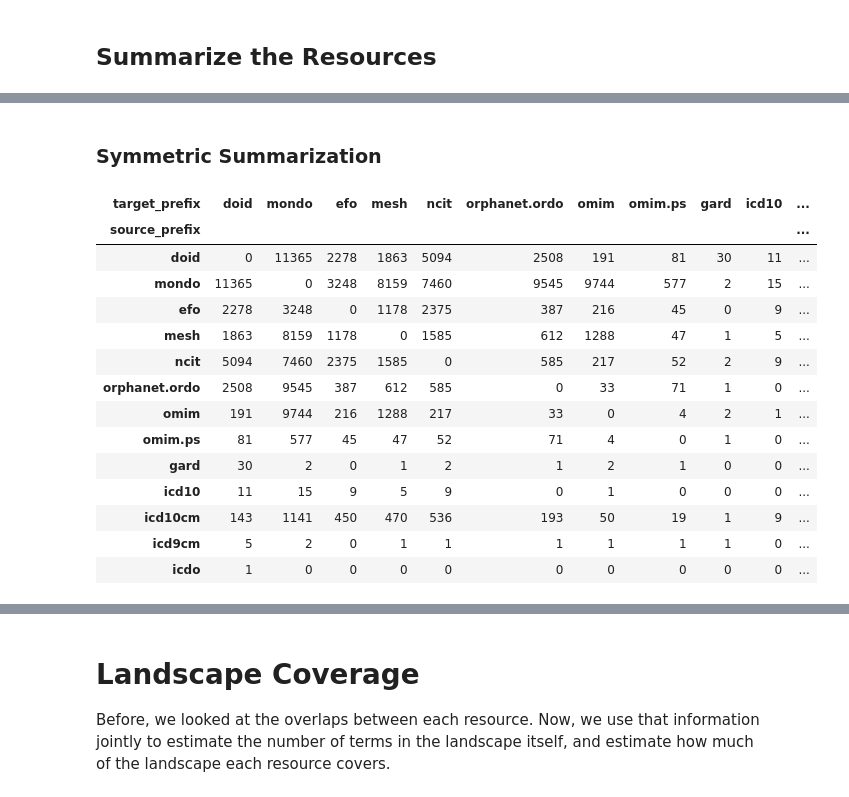
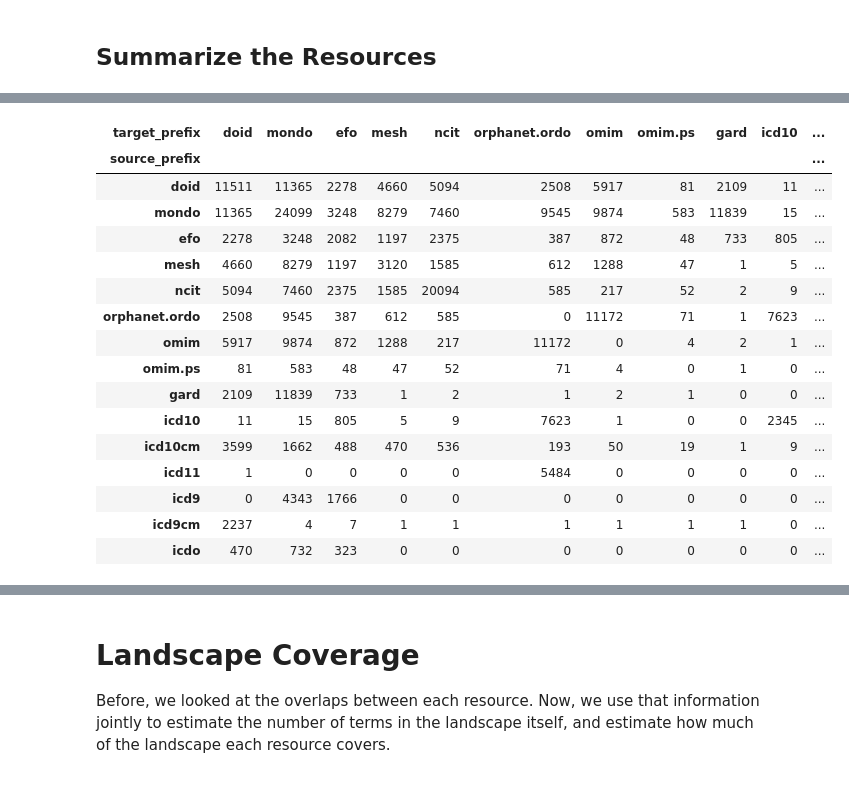
Before and after one commit to biopragmatics/semra, a Jupyter notebook: scripts/Disease Landscape Comparison.ipynb, the cells around one changed output, grey strips where cells are left out. Cells and saved outputs as stored; diff of their text form; code cells hidden in the pictures.

```diff
--- a/scripts/Disease Landscape Comparison.ipynb
+++ b/scripts/Disease Landscape Comparison.ipynb
@@ -153,33 +98,21 @@ SVG(draw_counter(asymmetric, count_format=".1%"))
-# %% [markdown]
-### Symmetric Summarization
-# %%
-symmetric_counts = {}
-for l, r in directed:
-    left = directed[l, r]
-    if left_terms := terms.get(l, []):
-        left.intersection_update(left_terms)
-    right = directed[r, l]
-    if right_terms := terms.get(r, []):
-        right.intersection_update(right_terms)
-    symmetric_counts[l, r] = max(len(left), len(right))
-
-symmetric_counts_df = counter_to_df(symmetric_counts, priority=CONFIGURATION.priority, default=0).fillna(0).astype(int)
-symmetric_counts_df.to_csv("counts.tsv", sep='\t', index=True)
-symmetric_counts_df
-# %% [output]
-| target_prefix | doid | mondo | efo | mesh | ncit | orphanet.ordo | omim | omim.ps | gard | icd10 | ... |
-| source_prefix |  |  |  |  |  |  |  |  |  |  | ... |
-| doid | 0 | 11365 | 2278 | 1863 | 5094 | 2508 | 191 | 81 | 30 | 11 | ... |
-| mondo | 11365 | 0 | 3248 | 8159 | 7460 | 9545 | 9744 | 577 | 2 | 15 | ... |
-| efo | 2278 | 3248 | 0 | 1178 | 2375 | 387 | 216 | 45 | 0 | 9 | ... |
-| mesh | 1863 | 8159 | 1178 | 0 | 1585 | 612 | 1288 | 47 | 1 | 5 | ... |
-| ncit | 5094 | 7460 | 2375 | 1585 | 0 | 585 | 217 | 52 | 2 | 9 | ... |
-| orphanet.ordo | 2508 | 9545 | 387 | 612 | 585 | 0 | 33 | 71 | 1 | 0 | ... |
-| omim | 191 | 9744 | 216 | 1288 | 217 | 33 | 0 | 4 | 2 | 1 | ... |
-| omim.ps | 81 | 577 | 45 | 47 | 52 | 71 | 4 | 0 | 1 | 0 | ... |
-| gard | 30 | 2 | 0 | 1 | 2 | 1 | 2 | 1 | 0 | 0 | ... |
-| icd10 | 11 | 15 | 9 | 5 | 9 | 0 | 1 | 0 | 0 | 0 | ... |
-| icd10cm | 143 | 1141 | 450 | 470 | 536 | 193 | 50 | 19 | 1 | 9 | ... |
-| icd9cm | 5 | 2 | 0 | 1 | 1 | 1 | 1 | 1 | 1 | 0 | ... |
-| icdo | 1 | 0 | 0 | 0 | 0 | 0 | 0 | 0 | 0 | 0 | ... |
+# %%
+overlap_results.counts_df
+# %% [output]
+| target_prefix | doid | mondo | efo | mesh | ncit | orphanet.ordo | omim | omim.ps | gard | icd10 | ... |
+| source_prefix |  |  |  |  |  |  |  |  |  |  | ... |
+| doid | 11511 | 11365 | 2278 | 4660 | 5094 | 2508 | 5917 | 81 | 2109 | 11 | ... |
+| mondo | 11365 | 24099 | 3248 | 8279 | 7460 | 9545 | 9874 | 583 | 11839 | 15 | ... |
+| efo | 2278 | 3248 | 2082 | 1197 | 2375 | 387 | 872 | 48 | 733 | 805 | ... |
+| mesh | 4660 | 8279 | 1197 | 3120 | 1585 | 612 | 1288 | 47 | 1 | 5 | ... |
+| ncit | 5094 | 7460 | 2375 | 1585 | 20094 | 585 | 217 | 52 | 2 | 9 | ... |
+| orphanet.ordo | 2508 | 9545 | 387 | 612 | 585 | 0 | 11172 | 71 | 1 | 7623 | ... |
+| omim | 5917 | 9874 | 872 | 1288 | 217 | 11172 | 0 | 4 | 2 | 1 | ... |
+| omim.ps | 81 | 583 | 48 | 47 | 52 | 71 | 4 | 0 | 1 | 0 | ... |
+| gard | 2109 | 11839 | 733 | 1 | 2 | 1 | 2 | 1 | 0 | 0 | ... |
+| icd10 | 11 | 15 | 805 | 5 | 9 | 7623 | 1 | 0 | 0 | 2345 | ... |
+| icd10cm | 3599 | 1662 | 488 | 470 | 536 | 193 | 50 | 19 | 1 | 9 | ... |
+| icd11 | 1 | 0 | 0 | 0 | 0 | 5484 | 0 | 0 | 0 | 0 | ... |
+| icd9 | 0 | 4343 | 1766 | 0 | 0 | 0 | 0 | 0 | 0 | 0 | ... |
+| icd9cm | 2237 | 4 | 7 | 1 | 1 | 1 | 1 | 1 | 1 | 0 | ... |
+| icdo | 470 | 732 | 323 | 0 | 0 | 0 | 0 | 0 | 0 | 0 | ... |
 # %%
```
Also changed, not shown: parts of 22 cells of this notebook, 6 other files.
